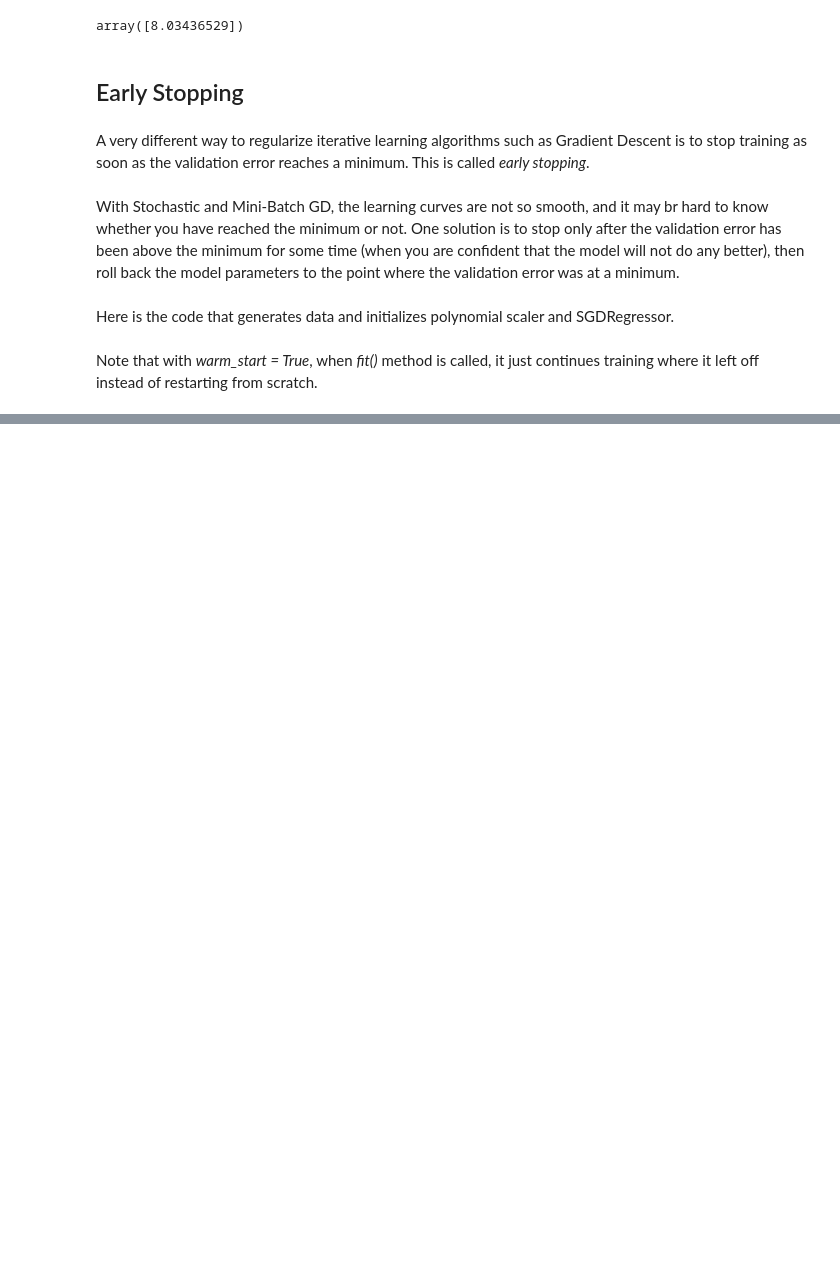
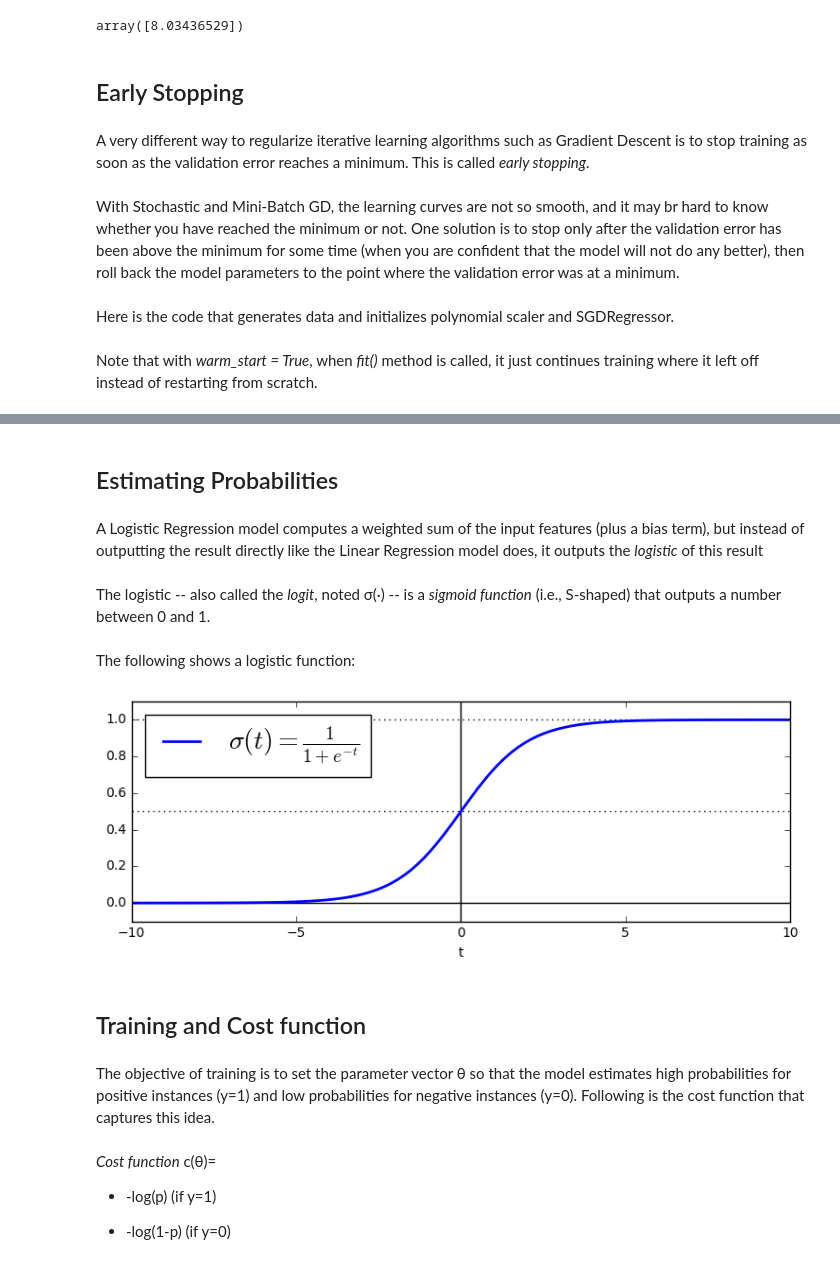
Before and after one commit to zhichenxi/Hands-Ons-of-ML, a Jupyter notebook: 04_training_models.ipynb, the cells around one changed output, grey strips where cells are left out. Saved outputs shown, nothing was run; the diff lists cells and outputs as text; code cells hidden in the pictures; blank space fills up the shorter version.

```diff
--- a/04_training_models.ipynb
+++ b/04_training_models.ipynb
@@ -440,0 +500,31 @@ Note that with *warm_start = True*, when *fit()* method is called, it just conti
+# %% [markdown]
+## Estimating Probabilities
+# %% [markdown]
+A Logistic Regression model computes a weighted sum of the input features (plus a bias term), but instead of outputting the result directly like the Linear Regression model does, it outputs the *logistic* of this result
+# %% [markdown]
+The logistic -- also called the *logit*, noted σ(·) -- is a *sigmoid function* (i.e., S-shaped) that outputs a number between 0 and 1.
+# %% [markdown]
+The following shows a logistic function:
+# %%
+t = np.linspace(-10, 10, 100)
+sig = 1 / (1 + np.exp(-t))
+plt.figure(figsize=(9, 3))
+plt.plot([-10, 10], [0, 0], "k-")
+plt.plot([-10, 10], [0.5, 0.5], "k:")
+plt.plot([-10, 10], [1, 1], "k:")
+plt.plot([0, 0], [-1.1, 1.1], "k-")
+plt.plot(t, sig, linewidth=2, label=r"$\sigma(t) = \frac{1}{1 + e^{-t}}$")
+plt.xlabel("t")
+plt.legend(loc="upper left", fontsize=20)
+plt.axis([-10, 10, -0.1, 1.1])
+plt.show()
+# %% [output]
+[figure, added]
+# %% [markdown]
+## Training and Cost function
+# %% [markdown]
+The objective of training is to set the parameter vector θ so that the model estimates high probabilities for positive instances (y=1) and low probabilities for negative instances (y=0). Following is the cost function that captures this idea.
+# %% [markdown]
+*Cost function* c(θ)=
++ -log(p)   (if y=1)
+- -log(1-p)  (if y=0)
```
Also changed, not shown: parts of 34 cells of this notebook.
